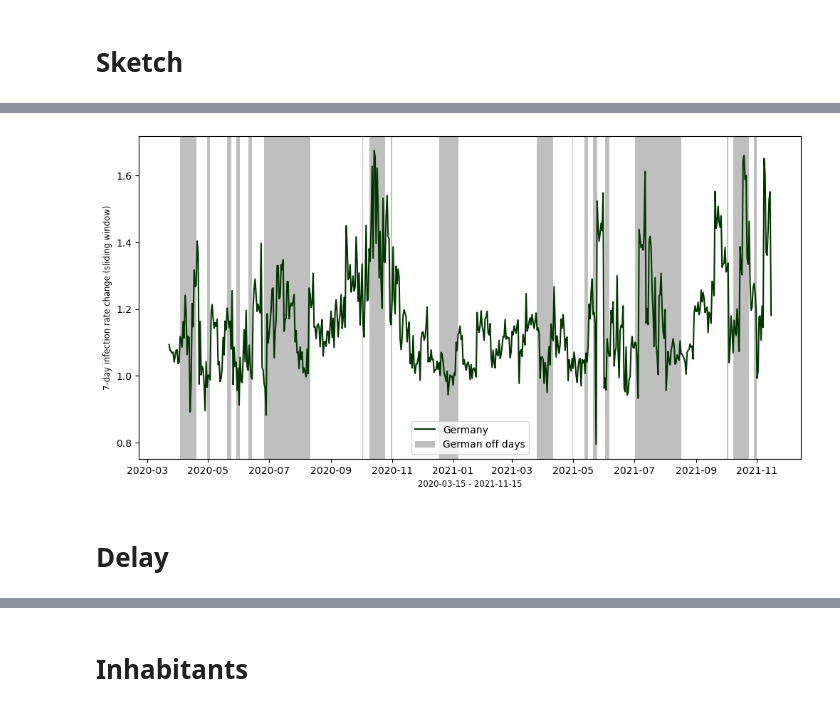
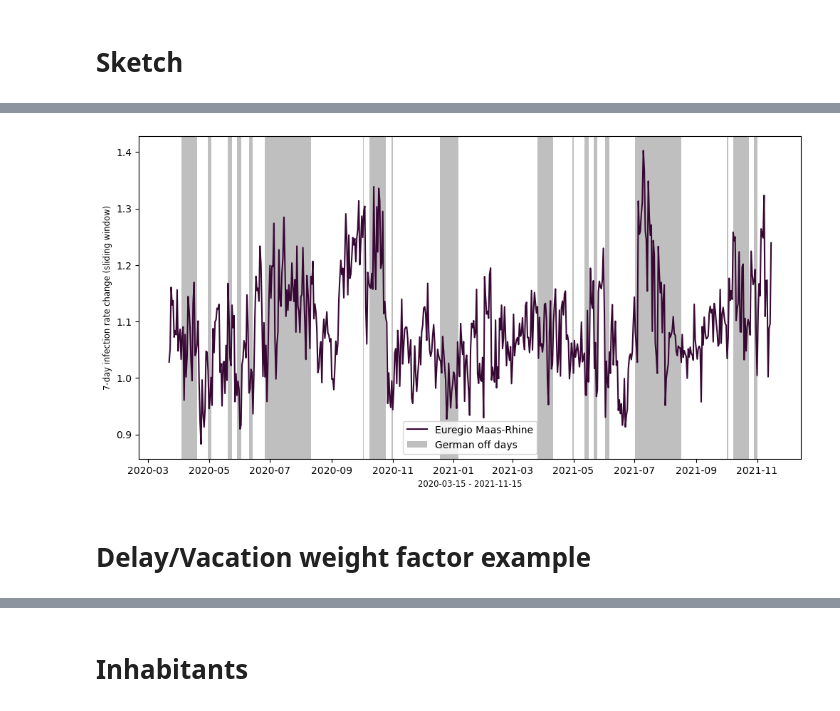
Before and after one commit to GruenerT/DS2_EMR_CoViD_eval, a Jupyter notebook: Seminar_CoViD_tristate_comparison.ipynb, the cells around one changed output, grey strips where cells are left out. Cells and saved outputs as stored; diff of their text form; code cells hidden in the pictures.

```diff
--- a/Seminar_CoViD_tristate_comparison.ipynb
+++ b/Seminar_CoViD_tristate_comparison.ipynb
@@ -55,19 +64,19 @@ be_ref_df = addDateTypeColumn(be_ref_df,'XDate')
 # %%
-sketchGraph(emr_df, {30}, de_ref_df, 'German off days')
+# sketchGraph(emr_df, {30}, de_ref_df, 'German off days')
 
 # sketchGraph(emr_df, {30}, nl_ref_df, 'Dutch off days')
 
 # sketchGraph(emr_df, {30}, be_ref_df, 'Belgian off days')
 
 # sketchGraph(emr_df, {20}, be_ref_df, 'Dutch off days')
 
 # sketchGraph(emr_df, {10}, be_ref_df, 'Belgian off days')
 
-# sketchGraph(emr_df, {40}, de_ref_df, 'German off days')
+sketchGraph(emr_df, {40}, de_ref_df, 'German off days')
 # %% [output]
-[figure, old version]
+[figure, new version]
 # %% [markdown]
-# Delay
+# Delay/Vacation weight factor example
 # %%
 def cutToTimeframe(df, start='2020-06-15', end='2020-09-01'):
     df_c = df.copy()
```
Also changed, not shown: parts of 7 cells of this notebook, 6 other files.
